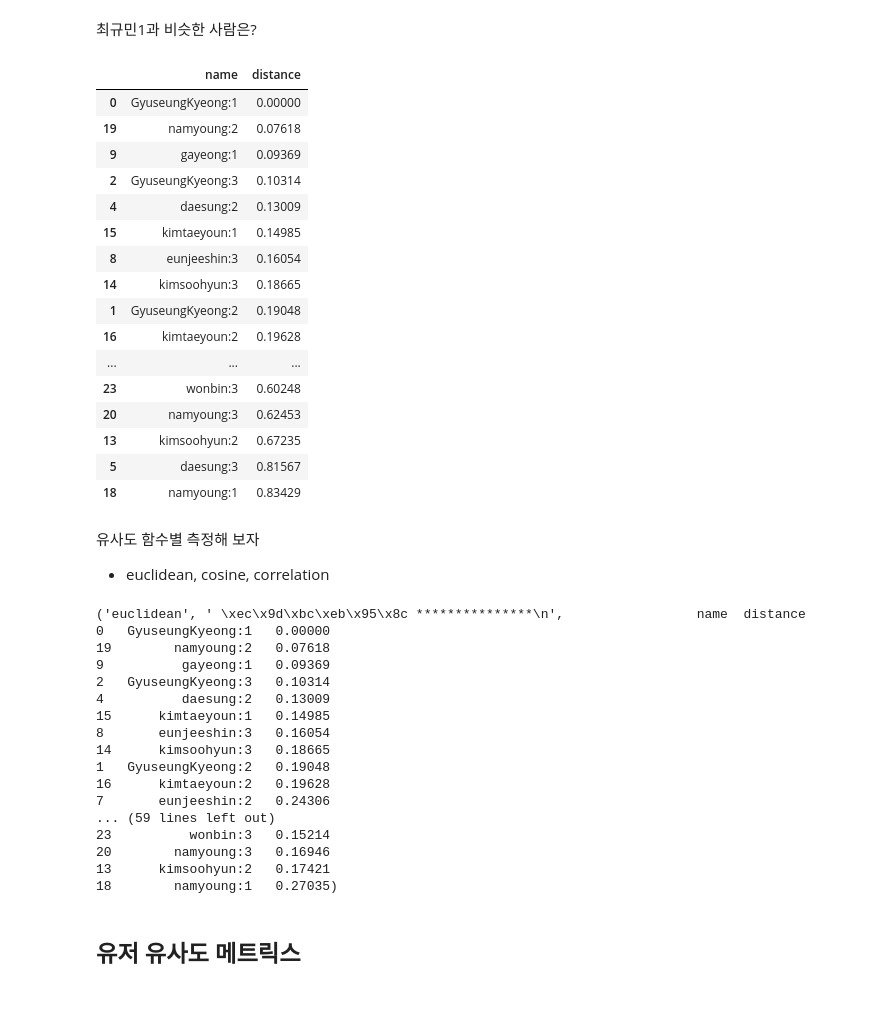
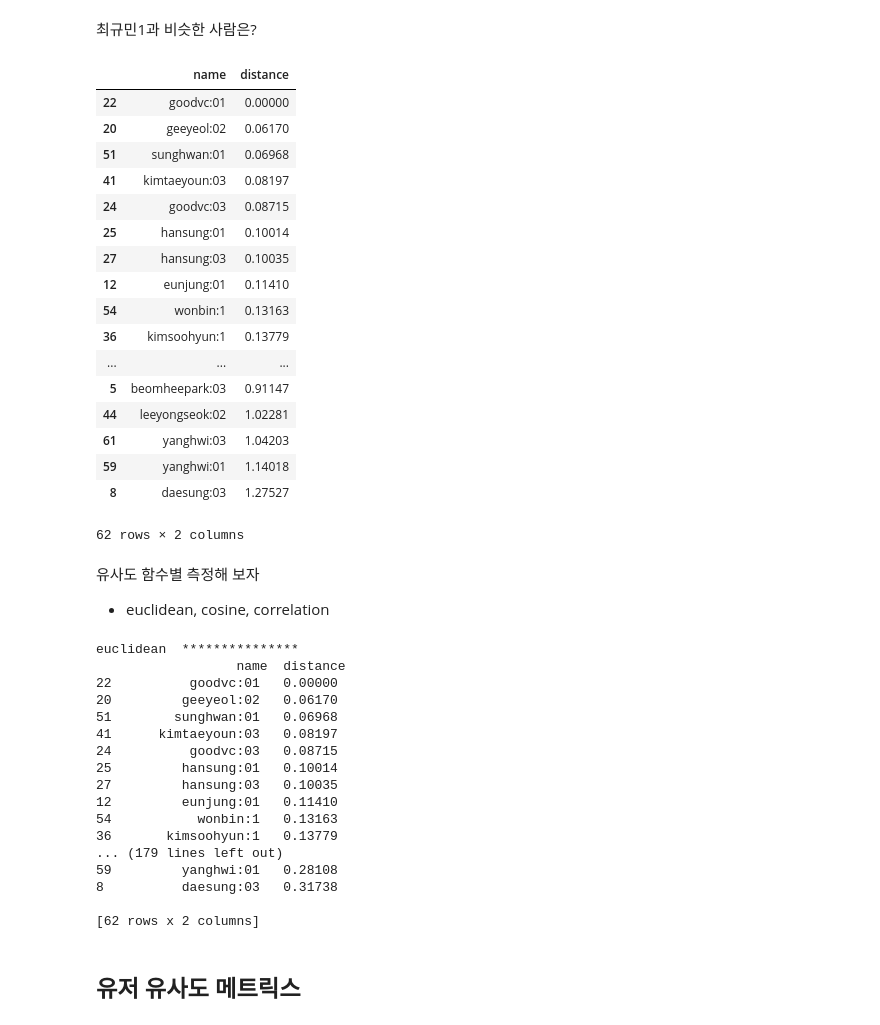
Before and after one commit to goodvc78/fc-recsys-school, a Jupyter notebook: ch2/02-nearest-similar.ipynb, the cells around one changed output. Cells and saved outputs as stored; diff of their text form; code cells hidden in the pictures.

```diff
--- a/ch2/02-nearest-similar.ipynb
+++ b/ch2/02-nearest-similar.ipynb
@@ -35,52 +35,53 @@ def most_similar(name, ds, distance_func=distance.euclidean):
 # %% [markdown]
 최규민1과 비슷한 사람은?
 # %%
-most_similar('GyuseungKyeong:1', landmark_ds, distance.euclidean)
+most_similar('goodvc:01', landmark_ds, distance.euclidean)
 # %% [output]
 |  | name | distance |
-| 0 | GyuseungKyeong:1 | 0.00000 |
-| 19 | namyoung:2 | 0.07618 |
-| 9 | gayeong:1 | 0.09369 |
-| 2 | GyuseungKyeong:3 | 0.10314 |
-| 4 | daesung:2 | 0.13009 |
-| 15 | kimtaeyoun:1 | 0.14985 |
-| 8 | eunjeeshin:3 | 0.16054 |
-| 14 | kimsoohyun:3 | 0.18665 |
-| 1 | GyuseungKyeong:2 | 0.19048 |
-| 16 | kimtaeyoun:2 | 0.19628 |
+| 22 | goodvc:01 | 0.00000 |
+| 20 | geeyeol:02 | 0.06170 |
+| 51 | sunghwan:01 | 0.06968 |
+| 41 | kimtaeyoun:03 | 0.08197 |
+| 24 | goodvc:03 | 0.08715 |
+| 25 | hansung:01 | 0.10014 |
+| 27 | hansung:03 | 0.10035 |
+| 12 | eunjung:01 | 0.11410 |
+| 54 | wonbin:1 | 0.13163 |
+| 36 | kimsoohyun:1 | 0.13779 |
 | ... | ... | ... |
-| 23 | wonbin:3 | 0.60248 |
-| 20 | namyoung:3 | 0.62453 |
-| 13 | kimsoohyun:2 | 0.67235 |
-| 5 | daesung:3 | 0.81567 |
-| 18 | namyoung:1 | 0.83429 |
+| 5 | beomheepark:03 | 0.91147 |
+| 44 | leeyongseok:02 | 1.02281 |
+| 61 | yanghwi:03 | 1.04203 |
+| 59 | yanghwi:01 | 1.14018 |
+| 8 | daesung:03 | 1.27527 |
+62 rows × 2 columns
 # %% [markdown]
 유사도 함수별 측정해 보자
 * euclidean, cosine, correlation
 # %%
-target='GyuseungKyeong:1'
+target='goodvc:01'
 
 for func in [distance.euclidean, distance.cosine, distance.correlation]:
-    print( func.__name__, " 일때 ***************\n"
+    print( func.__name__, " ***************\n"
           ,most_similar(target,landmark_ds, func))
 # %% [output]
-('euclidean', ' \xec\x9d\xbc\xeb\x95\x8c ***************\n',                 name  distance
-0   GyuseungKyeong:1   0.00000
-19        namyoung:2   0.07618
-9          gayeong:1   0.09369
-2   GyuseungKyeong:3   0.10314
-4          daesung:2   0.13009
-15      kimtaeyoun:1   0.14985
-8       eunjeeshin:3   0.16054
-14      kimsoohyun:3   0.18665
-1   GyuseungKyeong:2   0.19048
-16      kimtaeyoun:2   0.19628
-7       eunjeeshin:2   0.24306
-... (59 lines left out)
-23          wonbin:3   0.15214
-20        namyoung:3   0.16946
-13      kimsoohyun:2   0.17421
-18        namyoung:1   0.27035)
+euclidean  ***************
+                  name  distance
+22          goodvc:01   0.00000
+20         geeyeol:02   0.06170
+51        sunghwan:01   0.06968
+41      kimtaeyoun:03   0.08197
+24          goodvc:03   0.08715
+25         hansung:01   0.10014
+27         hansung:03   0.10035
+12         eunjung:01   0.11410
+54           wonbin:1   0.13163
+36       kimsoohyun:1   0.13779
+... (179 lines left out)
+59         yanghwi:01   0.28108
+8          daesung:03   0.31738
+
+[62 rows x 2 columns]
 # %% [markdown]
 ## 유저 유사도 메트릭스
 # %%
```
Also changed, not shown: parts of 6 cells of this notebook, 1 other file.
